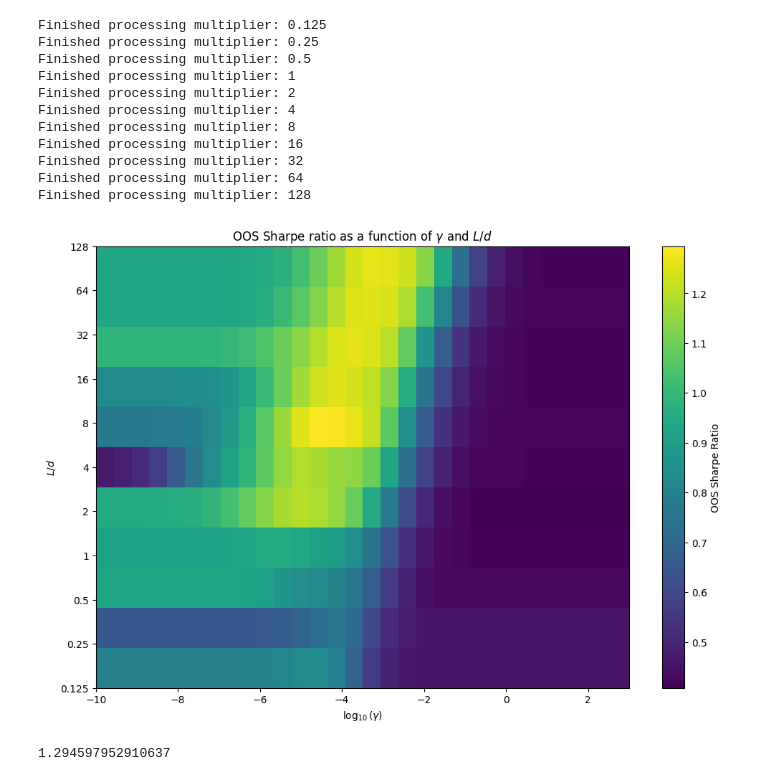
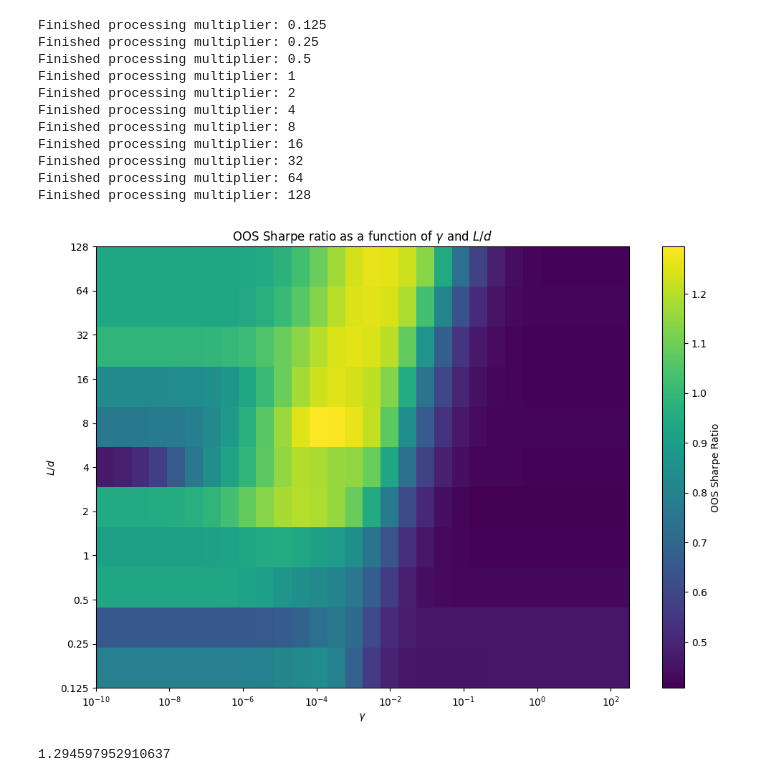
Before and after one commit to matiasdata/RandomFeatures, a Jupyter notebook: random_features.ipynb, the cells around one changed output. Saved outputs shown, nothing was run; the diff lists cells and outputs as text; code cells hidden in the pictures.

```diff
--- a/random_features.ipynb
+++ b/random_features.ipynb
@@ -130,7 +130,7 @@ def sigmoid(z):
     return 1/(1 + np.exp(-z))
 
 # Function to compute the instruments and associated factors
-def compute_X_R_F(date,W, activation = "ReLU", normalize = False):
+def compute_X_R_F(date,W, activation = "ReLU", normalize = False, winsorize = False):
     """
     Compute the instruments (X) and associated factors (F) based on the provided activation function
     and whether normalization is applied. The function takes in a specific date, a weight matrix (W),
@@ -155,6 +155,9 @@ def compute_X_R_F(date,W, activation = "ReLU", normalize = False):
         If True, the computed instruments (X) will be centered and normalized:
         - Centered: Mean-centered so that the average of each characteristic is zero.
         - Normalized: Scaled to have a unit one norm, meaning each column has a leverage of one dollar.
+
+    winsorize : bool, optional (default=False)
+        If True, the returns will be winsorized at 100% to remove the influence of outliers.
 
     Returns:
     --------
@@ -203,6 +206,8 @@ def compute_X_R_F(date,W, activation = "ReLU", normalize = False):
         X = (1/np.linalg.norm(X, axis = 0, ord = 1, keepdims = True)) * X
         # X = (1/np.std(X, axis = 0, keepdims = True)) * X # alternative normalization
 
+    if winsorize:
+        R = np.minimum(R,1.0)
     # compute the factors associated with the random features
     F =  X.T @ R
     return X, R, F
@@ -328,10 +333,10 @@ W = random_weights(d,L, weight_type,seed)   # compute random weights
 
 activation = "ReLU" # type of activation units to be used to define the factors.
 normalize = False   # set to true if instruments are to be centered and normalised to have unit 1-norm (on a monthly basis)
-
+winsorize = True
 F = np.zeros((L,T)) # F is the matrix of factors.
 for (t,date) in enumerate(dates_list):
-    _, _, F_t = compute_X_R_F(date,W,activation,normalize)
+    _, _, F_t = compute_X_R_F(date,W,activation,normalize, winsorize)
     F[:,t] = F_t
 # %% [markdown]
 ## Market returns
@@ -540,20 +544,40 @@ Finished processing multiplier: 128
 # %%
 # Plot the out-of-sample Sharpe ratios as a color map
 plt.figure(figsize=(12, 8))
+
+# Plot with gamma on x-axis and L/d on y-axis, both in log scale
 plt.imshow(SR_OOS_all, aspect='auto', cmap='viridis',
-            extent=[np.log10(gammas[0]), np.log10(gammas[-1]), np.log10(multipliers[-1]), np.log10(multipliers[0])])
+           extent=[np.log10(gammas[0]), np.log10(gammas[-1]), np.log10(multipliers[-1]), np.log10(multipliers[0])])
+
+# Add colorbar
 plt.colorbar(label='OOS Sharpe Ratio')
-plt.xlabel('$\log_{10}(\gamma)$')
+
+# Set x-axis to show log-scale of gamma
+plt.xlabel('$\gamma$')
+
+# Set y-axis label
 plt.ylabel('$L/d$')
+
+# Set plot title
 plt.title('OOS Sharpe ratio as a function of $\gamma$ and $L/d$')
+
+# Invert y-axis to have multipliers in the correct order
 plt.gca().invert_yaxis()
+
 # Set custom y-ticks to show the original multiplier values
 yticks = np.log10(multipliers)
 ytick_labels = [f'{m}' for m in multipliers]
 plt.yticks(ticks=yticks, labels=ytick_labels)
+
+# Reduce the number of x-ticks by selecting a subset of gamma values
+xticks = np.log10(gammas)[::4]  # Select every second gamma value for fewer ticks
+xtick_labels = [f'$10^{{{int(np.log10(g))}}}$' for g in gammas[::4]]  # Corresponding labels
+plt.xticks(ticks=xticks, labels=xtick_labels)
+
+# Display the plot
 plt.show()
 # %% [output]
-[figure, old version]
+[figure, new version]
 # %%
 np.max(SR_OOS_all)
 # %% [output]
```
Also changed, not shown: parts of 4 cells of this notebook.
